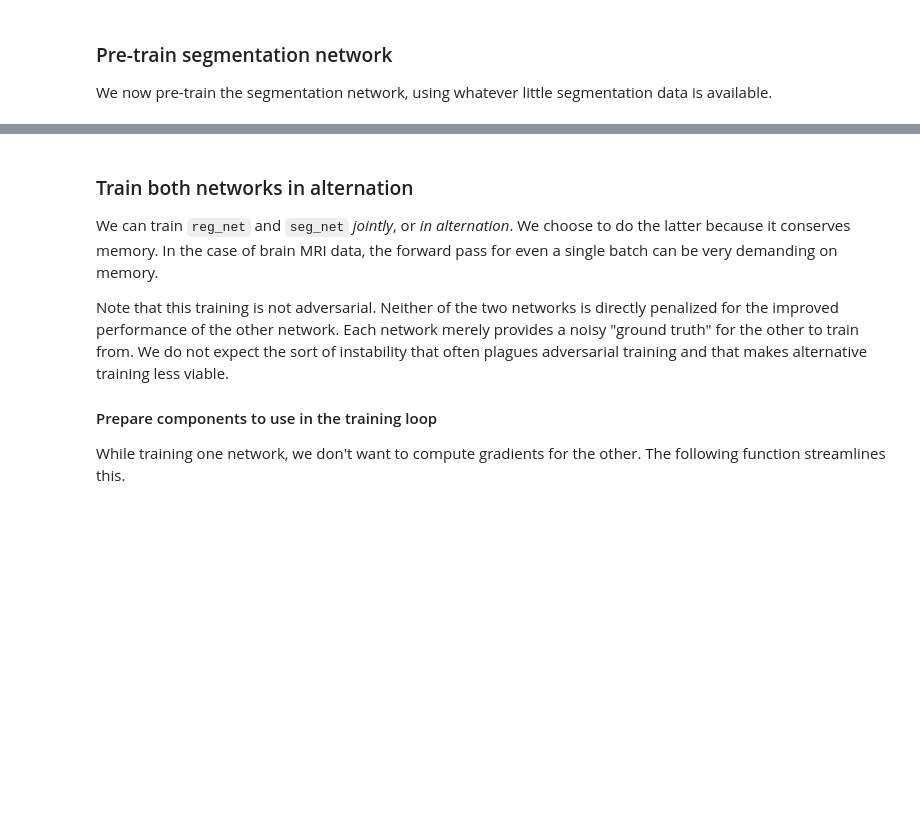
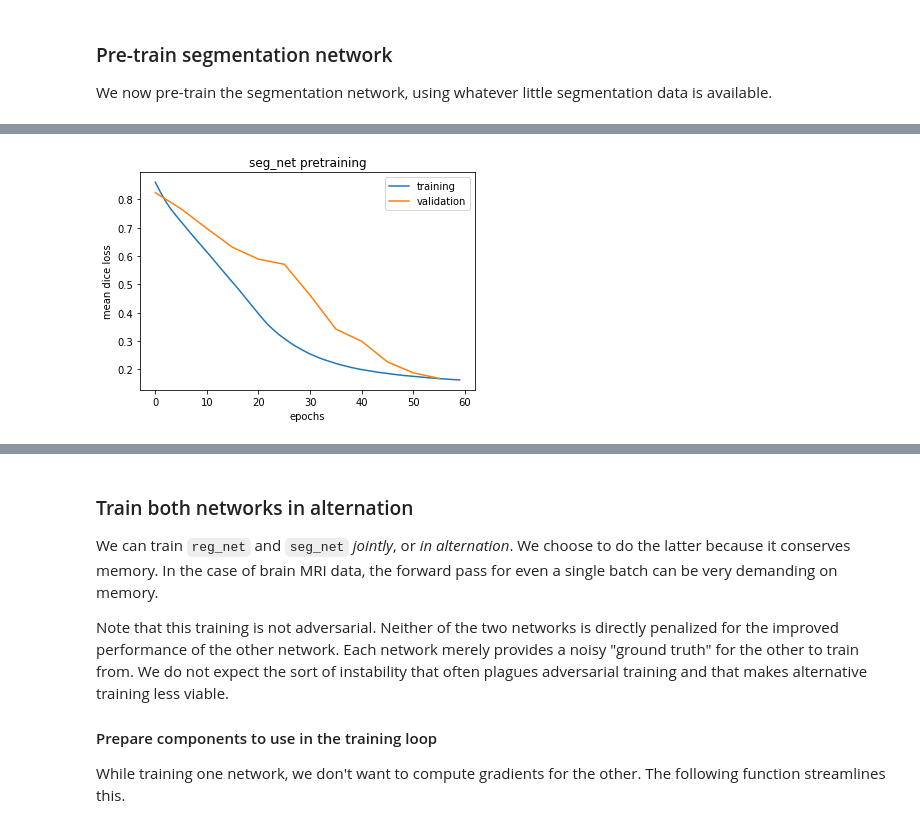
Before and after one commit to ebrahimebrahim/deep-atlas, a Jupyter notebook: deep_atlas_tutorial.ipynb, the cells around one changed output, grey strips where cells are left out. Drawn from its saved outputs; the diff is of its cells as text; code cells hidden in the pictures; blank space fills up the shorter version.

```diff
--- a/deep_atlas_tutorial.ipynb
+++ b/deep_atlas_tutorial.ipynb
@@ -133,7 +158,7 @@ to point to the data directory that contains `OASIS-1`, or simply edit the varia
 <br><br>
 2. To run with synthetic data instead, set `use_synthetic_data` below to `True`
 # %%
-use_synthetic_data = True
+use_synthetic_data = False
 
 directory = os.environ.get("MONAI_DATA_DIRECTORY")
 root_dir = tempfile.mkdtemp() if directory is None else directory
@@ -662,9 +708,8 @@ dataloader_seg_available_valid = monai.data.DataLoader(
 )
 # %%
 # Training cell
-# (if already done then you may skip this and uncomment the loading checkpoint cell below)
+# (if already done then you may skip to and uncomment the checkpoint loading cell below)
 
-device = torch.device("cuda:0")
 seg_net.to(device)
 
 learning_rate = 1e-3
@@ -673,7 +718,7 @@ optimizer = torch.optim.Adam(seg_net.parameters(), learning_rate)
 max_epochs = 60
 training_losses = []
 validation_losses = []
-validation_every = 5
+val_interval = 5
 
 for epoch_number in range(max_epochs):
 
@@ -697,7 +742,7 @@ for epoch_number in range(max_epochs):
     print(f"\ttraining loss: {training_loss}")
     training_losses.append([epoch_number, training_loss])
 
-    if epoch_number%validation_every == 0:
+    if epoch_number%val_interval == 0:
         seg_net.eval()
         losses = []
         with torch.no_grad():
@@ -712,10 +757,6 @@ for epoch_number in range(max_epochs):
         print(f"\tvalidation loss: {validation_loss}")
         validation_losses.append([epoch_number, validation_loss])
 
-        # Uncomment to preview a particular predicted segmentation during training
-        preview_image(torch.argmax(torch.softmax(seg_net(dataset_seg_available_valid[0]['img'].unsqueeze(0).cuda()),dim=1),dim=1, keepdim=True)[0,0].cpu(), figsize=(6,6))
-
-
 # Free up some memory
 del loss, predicted_segs, true_segs, imgs
 torch.cuda.empty_cache()
@@ -722,18 +781,15 @@ torch.cuda.empty_cache()
 # %%
 # Plot the training and validation losses
-
-def plot_against_epoch_numbers(epoch_and_value_pairs, **kwargs):
-    array = np.array(epoch_and_value_pairs)
-    plt.plot(array[:,0], array[:,1], **kwargs)
 
 plot_against_epoch_numbers(training_losses, label="training")
 plot_against_epoch_numbers(validation_losses, label="validation")
 plt.legend()
-plt.xlabel('epoch')
 plt.ylabel('mean dice loss')
 plt.title('seg_net pretraining')
 plt.savefig('seg_net_pretrained_losses.png')
 plt.show()
+# %% [output]
+[figure, added]
 # %%
 # CHECKPOINT CELL; SAVE
 torch.save(seg_net.state_dict(),'seg_net_pretrained.pth')
```
Also changed, not shown: parts of 33 cells of this notebook.
